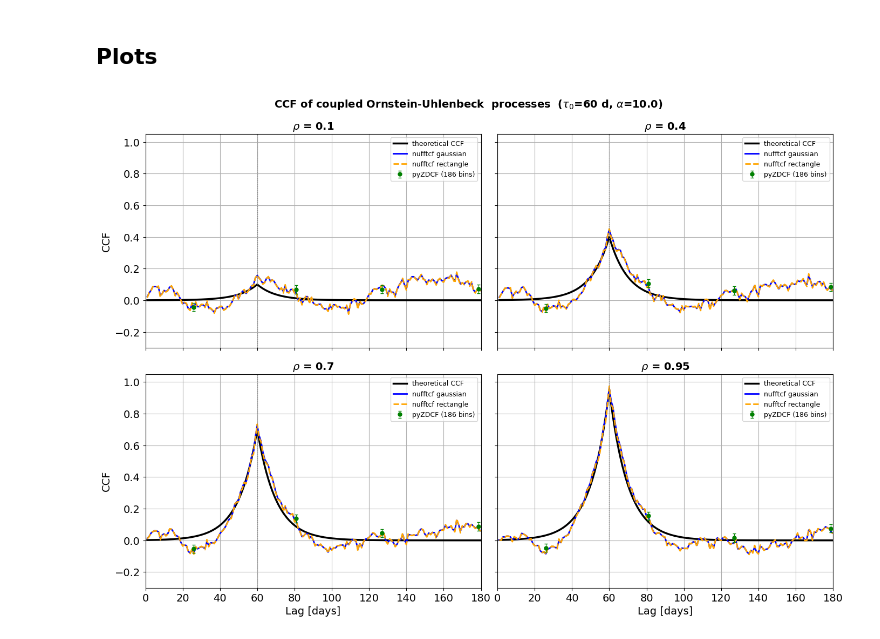
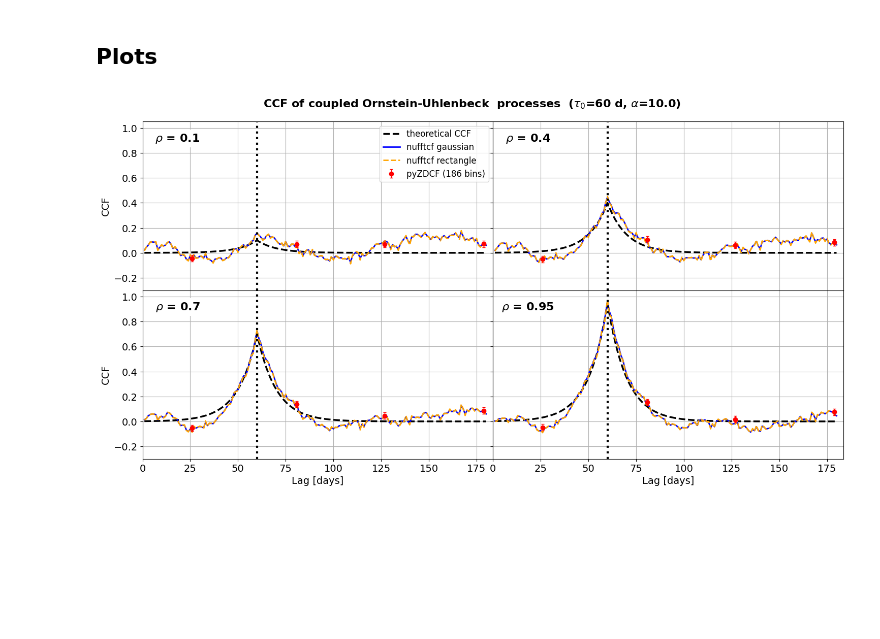
Before and after one commit to jecampagne/nufftcf, a Jupyter notebook: notebook/nufftcf_ccf_demo.ipynb, the cells around one changed output. Saved outputs shown, nothing was run; the diff lists cells and outputs as text; code cells hidden in the pictures; blank space fills up the shorter version.

```diff
--- a/notebook/nufftcf_ccf_demo.ipynb
+++ b/notebook/nufftcf_ccf_demo.ipynb
@@ -248,5 +252,6 @@ def plot_ccf_comparison(name, res, tau_0, lags, figfile="figsave.pdf"):
 # %%
 for name, res in results.items():
   fname = "zdcf_nufftcf_"+name+"_ccf.pdf"
-  plot_ccf_comparison(name, res, tau_0, lags, figfile=fname)
+  show_legend = name == "SIN"
+  plot_ccf_comparison(name, res, tau_0, lags, figfile=fname, show_legend=show_legend)
 # %% [output]
@@ -275,8 +280,8 @@ for tau in [20, 60, 120]:
         zdcf2=zdcf2
     )
 # %%
-fig, axes = plt.subplots(1, 3, figsize=(17, 5), sharey=True)
-fig.suptitle(r"CCF peak vs delay $\tau_0$  (EXP series, n~1500)", fontsize=13)
+fig, axes = plt.subplots(1, 3, figsize=(15, 4), sharey=True)
+fig.suptitle(r"CCF peak vs delay $\tau_0$  (EXP series, n~1500)")
 
 for ax, tau in zip(axes, [20, 60, 120]):
 
@@ -287,8 +292,8 @@ for ax, tau in zip(axes, [20, 60, 120]):
     elo2  = z2["-err(dcf)"].to_numpy(); ehi2=z2["+err(dcf)"].to_numpy()
 
     ax.errorbar(tau_z2, dcf_z2, yerr=[elo2, ehi2],
-                fmt="o", ms=6, color="green", elinewidth=0.8, capsize=2,
-                label=f"pyZDCF ({len(z2)} bins)", zorder=2)
+                fmt="o", ms=6, color="red", elinewidth=0.8, capsize=2,
+                label=f"pyZDCF ({len(z2)} bins)", zorder=10)
     ax.plot(lags, c_gn2, color="blue", lw=2, label="nufftcf gaussian", zorder=3)
     ax.axvline(tau, color="k", lw=3, ls="--", alpha=0.7,
                    label=f"true tau_0={tau} d")
@@ -298,7 +303,7 @@ for ax, tau in zip(axes, [20, 60, 120]):
     ax.set_xlim(0, lags.max()); ax.set_ylim(-0.5, 1.1)
     ax.legend()
 
+plt.tight_layout()
 plt.savefig("zdcf_nufftcf_EXP_tau0_ccf.pdf", format="pdf", bbox_inches="tight", dpi=200)
-plt.tight_layout()
 plt.show()
 # %% [output]
@@ -417,41 +422,45 @@ for rho in rhos:
 ## Plots
 # %%
 def plot_xy_case(results_xy, rhos, lags, tau_0, alpha,  figfile="figsave.pdf"):
-    fig, axes = plt.subplots(2, 2, figsize=(14, 10), sharex=True, sharey=True)
-    fig.suptitle(fr"CCF of coupled Ornstein-Uhlenbeck  processes  ($\tau_0$={tau_0} d, $\alpha$={alpha})", fontsize=14)
+    fig, axes = plt.subplots(2, 2, figsize=(15, 8), sharex=True, sharey=True,gridspec_kw={"wspace": 0,"hspace":0})
+    fig.suptitle(fr"CCF of coupled Ornstein-Uhlenbeck  processes  ($\tau_0$={tau_0} d, $\alpha$={alpha})")
 
-    for ax, rho in zip(axes.flat, rhos):
+    for idx,(ax, rho) in enumerate(zip(axes.flat, rhos)):
         res = results_xy[rho]
         z     = res["zdcf"]
         tau_z = z["tau"].to_numpy()
         dcf_z = z["dcf"].to_numpy()
         elo   = z["-err(dcf)"].to_numpy()
         ehi   = z["+err(dcf)"].to_numpy()
 
-        ax.plot(lags, res["truth"], color="black", lw=2.5, label="theoretical CCF")
+        ax.plot(lags, res["truth"], color="black", lw=2.5, ls="--",label="theoretical CCF")
         ax.plot(lags, res["c_gn"], color="blue", lw=2, label="nufftcf gaussian")
         ax.plot(lags, res["c_rn"], color="orange", lw=2, ls="--", label="nufftcf rectangle")
         ax.errorbar(tau_z, dcf_z, yerr=[elo, ehi],
-                    fmt="o", ms=5, color="green", elinewidth=0.8, capsize=2,
-                    label=f"pyZDCF ({len(z)} bins)", zorder=2)
+                    fmt="o", ms=6, color="red", elinewidth=0.8, capsize=2,
+                    label=f"pyZDCF ({len(z)} bins)", zorder=10)
 
-        ax.axvline(tau_0, color="gray", lw=1, ls=":")
-        ax.set_title(fr"$\rho$ = {rho}")
-        ax.set_xlim(0, lags.max())
+        ax.axvline(tau_0, color="k", lw=3, ls=":")
+        ax.text(0.1, 0.9, fr"$\rho$ = {rho}", horizontalalignment='center',
+                verticalalignment='center', transform=ax.transAxes, fontsize=16,
+                fontweight='bold',bbox=dict(facecolor='white', alpha=1, edgecolor='none'))
+
+        ax.set_xlim(0, lags.max()*1.02)
         ax.set_ylim(-0.3, 1.05)
-        ax.legend(fontsize=9)
+        if idx==0:
+          ax.legend()
 
     for ax in axes[:, 0]:
         ax.set_ylabel("CCF")
     for ax in axes[-1, :]:
         ax.set_xlabel("Lag [days]")
     for ax in axes.ravel():
         ax.grid()
 
     plt.tight_layout()
     plt.savefig(figfile, format="pdf", bbox_inches="tight", dpi=200)
     plt.show()
 
 plot_xy_case(results_xy, rhos, lags_xy, tau_0_xy, alpha_xy, figfile="zdcf_nufftcf_OUproc_rho_ccf.pdf" )
 # %% [output]
-[figure, old version]
+[figure, new version]
```
Also changed, not shown: parts of 3 cells of this notebook.
